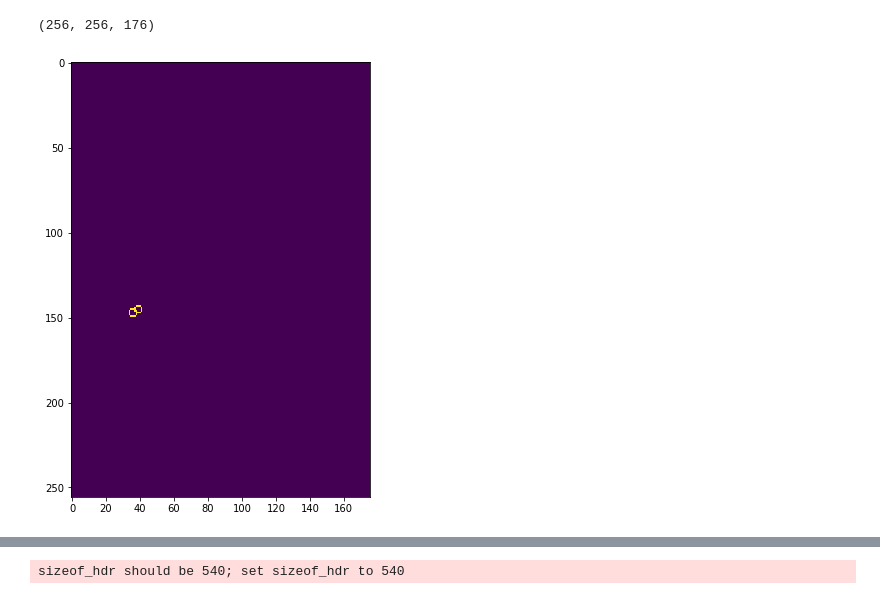
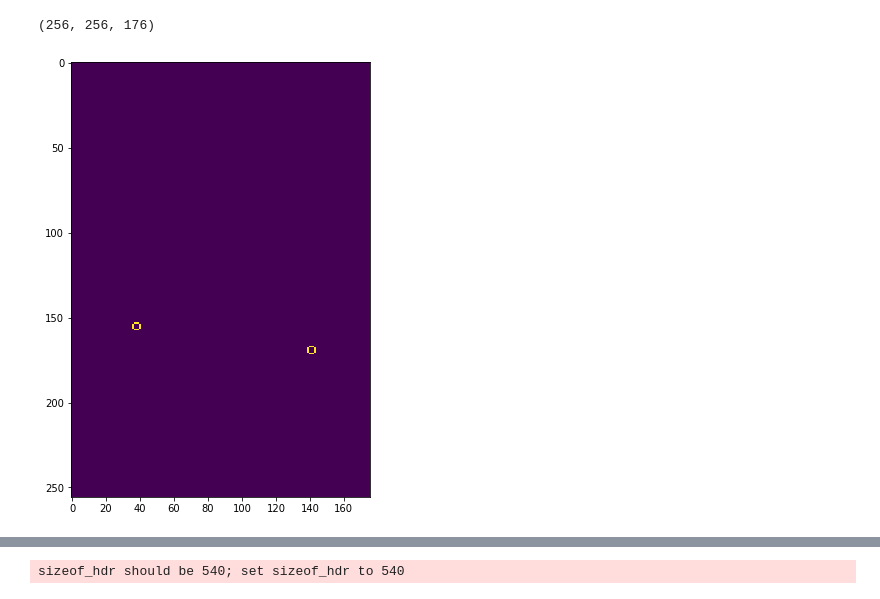
Before and after one commit to wspeier1/BE223A_2019, a Jupyter notebook: CT_Segmentation/Segment_CT-SA.ipynb, the cells around one changed output, grey strips where cells are left out. Saved outputs shown, nothing was run; the diff lists cells and outputs as text; code cells hidden in the pictures.

```diff
--- a/CT_Segmentation/Segment_CT-SA.ipynb
+++ b/CT_Segmentation/Segment_CT-SA.ipynb
@@ -122,9 +122,9 @@ Normalizing from: -1601.8297119140625 3584.31884765625
 To range: 0.0 1.0
 (256, 256, 176)
 # %%
-vis.plot_slice(pin_tip_ct, 'i', 200)
+vis.plot_slice(pin_tip_ct, 'i', 75)
 # %% [output]
-[figure, old version]
+[figure, new version]
 # %%
 importlib.reload(vis)
 print('Plotting CT')
```
Also changed, not shown: parts of 12 cells of this notebook, 2 other files.
